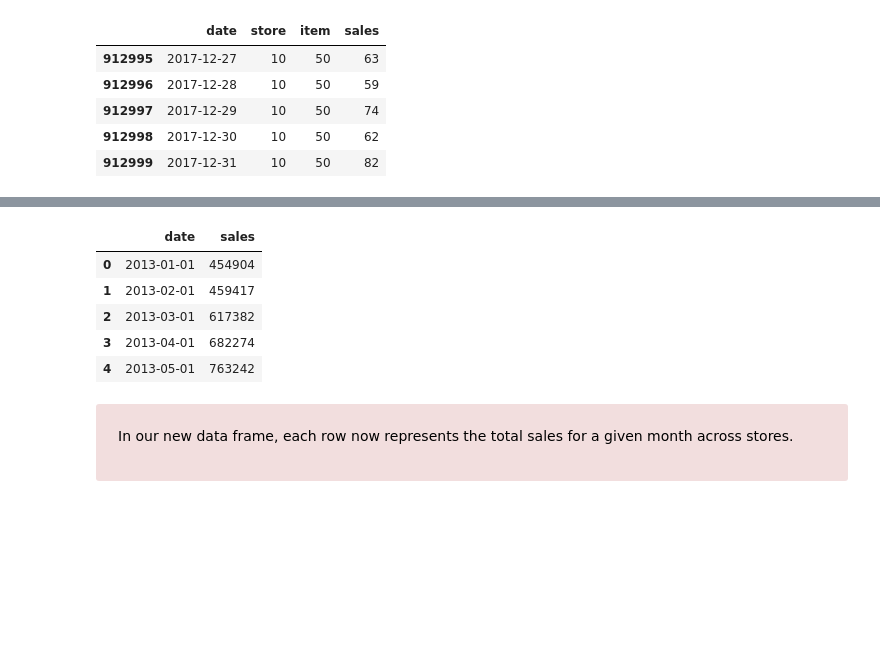
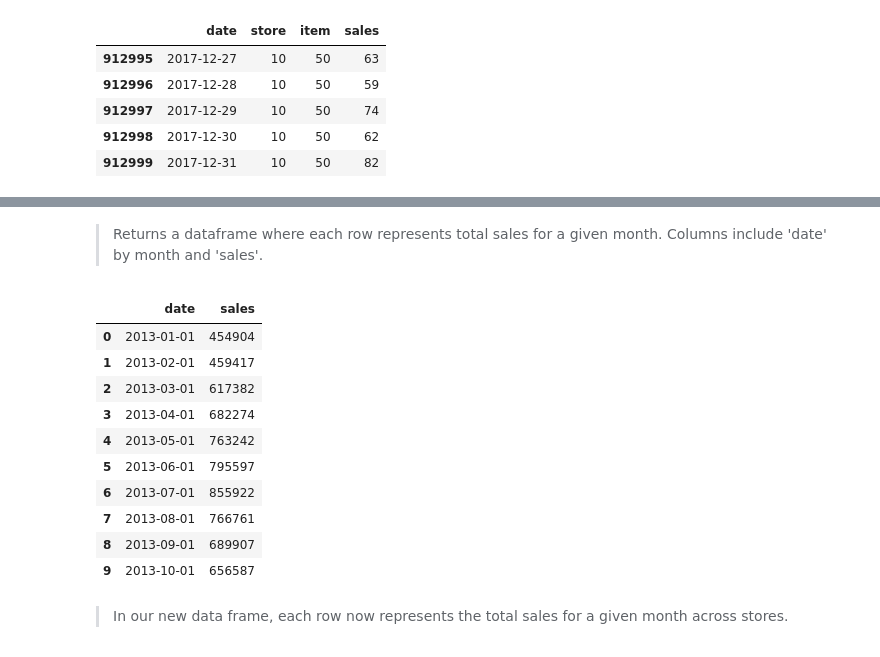
Before and after one commit to badl7/Forecasting_future_sales, a Jupyter notebook: forecasting-future-sales-using-machine-learning.ipynb, the cells around one changed output, grey strips where cells are left out. Drawn from its saved outputs; the diff is of its cells as text; code cells hidden in the pictures; blank space fills up the shorter version.

```diff
--- a/forecasting-future-sales-using-machine-learning.ipynb
+++ b/forecasting-future-sales-using-machine-learning.ipynb
@@ -90,26 +114,32 @@ df_s.tail()
+# %% [markdown]
+> Returns a dataframe where each row represents total sales for a given month. Columns include 'date' by month and 'sales'.
 # %%
 def monthly_sales(data):
     m_data = data.copy()
-    #Drop the day indicator from the date column:
+
+    # Drop the day indicator from the date column:
     m_data.date = m_data.date.apply(lambda x: str(x)[:-3])
-    #Sum sales per month:
+
+    # Sum sales per month:
     m_data = m_data.groupby('date')['sales'].sum().reset_index()
     m_data.date = pd.to_datetime(m_data.date)
+
     return m_data
 
 
 m_df = monthly_sales(df_s)
-m_df.head()
+m_df.head(10)
 # %% [output]
 |  | date | sales |
 | 0 | 2013-01-01 | 454904 |
 | 1 | 2013-02-01 | 459417 |
 | 2 | 2013-03-01 | 617382 |
 | 3 | 2013-04-01 | 682274 |
 | 4 | 2013-05-01 | 763242 |
+| 5 | 2013-06-01 | 795597 |
+| 6 | 2013-07-01 | 855922 |
+| 7 | 2013-08-01 | 766761 |
+| 8 | 2013-09-01 | 689907 |
+| 9 | 2013-10-01 | 656587 |
 # %% [markdown]
-<div class="alert alert-block alert-danger">
-    <p style="padding: 10px;
-              color:black;">In our new data frame, each row now represents the total sales for a given month across stores.
-    </p>
-</div>
+> In our new data frame, each row now represents the total sales for a given month across stores.
```
Also changed, not shown: parts of 19 cells of this notebook.
